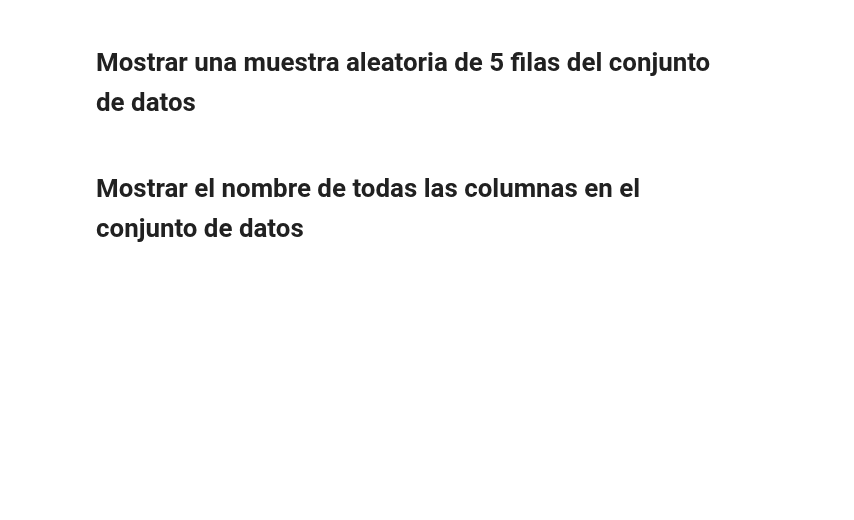
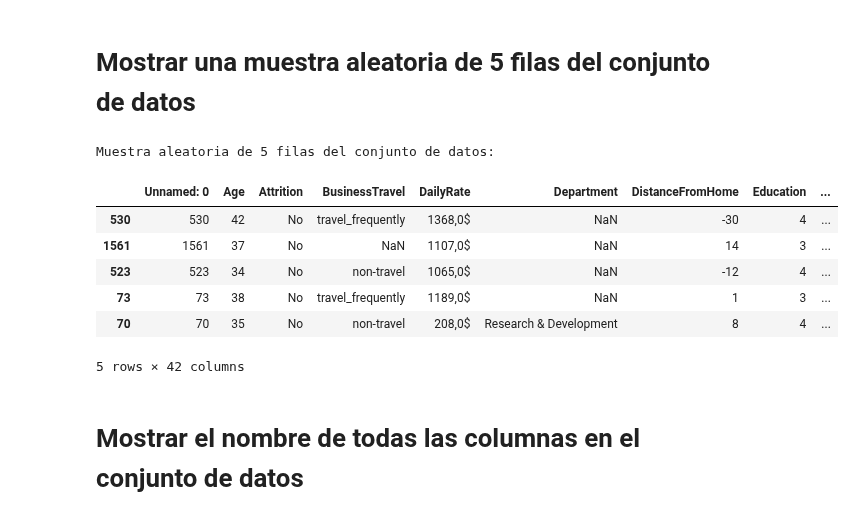
Before and after one commit to Violainedlst/proyecto-da-promo-H-modulo-3-team-2-People-pulse, a Jupyter notebook: Fase1_Mábel.ipynb, the cells around one changed output. Cells and saved outputs as stored; diff of their text form; code cells hidden in the pictures; blank space fills up the shorter version.

```diff
--- a/Fase1_Mábel.ipynb
+++ b/Fase1_Mábel.ipynb
@@ -18,7 +39,16 @@ print(data.tail())
 # Mostrar una muestra aleatoria de 5 filas del conjunto de datos
 # %%
 print("\nMuestra aleatoria de 5 filas del conjunto de datos:")
-print(data.sample(5))
+data.sample(5)
+# %% [output]
+Muestra aleatoria de 5 filas del conjunto de datos:
+|  | Unnamed: 0 | Age | Attrition | BusinessTravel | DailyRate | Department | DistanceFromHome | Education | ... |
+| 530 | 530 | 42 | No | travel_frequently | 1368,0$ | NaN | -30 | 4 | ... |
+| 1561 | 1561 | 37 | No | NaN | 1107,0$ | NaN | 14 | 3 | ... |
+| 523 | 523 | 34 | No | non-travel | 1065,0$ | NaN | -12 | 4 | ... |
+| 73 | 73 | 38 | No | travel_frequently | 1189,0$ | NaN | 1 | 3 | ... |
+| 70 | 70 | 35 | No | non-travel | 208,0$ | Research & Development | 8 | 4 | ... |
+5 rows × 42 columns
 # %% [markdown]
 # Mostrar el nombre de todas las columnas en el conjunto de datos
 # %%
```
Also changed, not shown: parts of 16 cells of this notebook.
